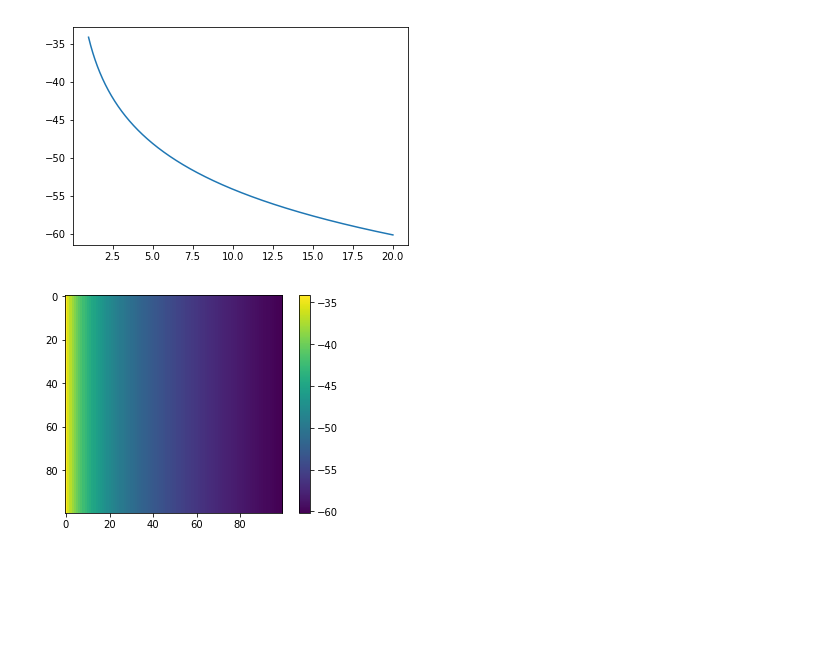
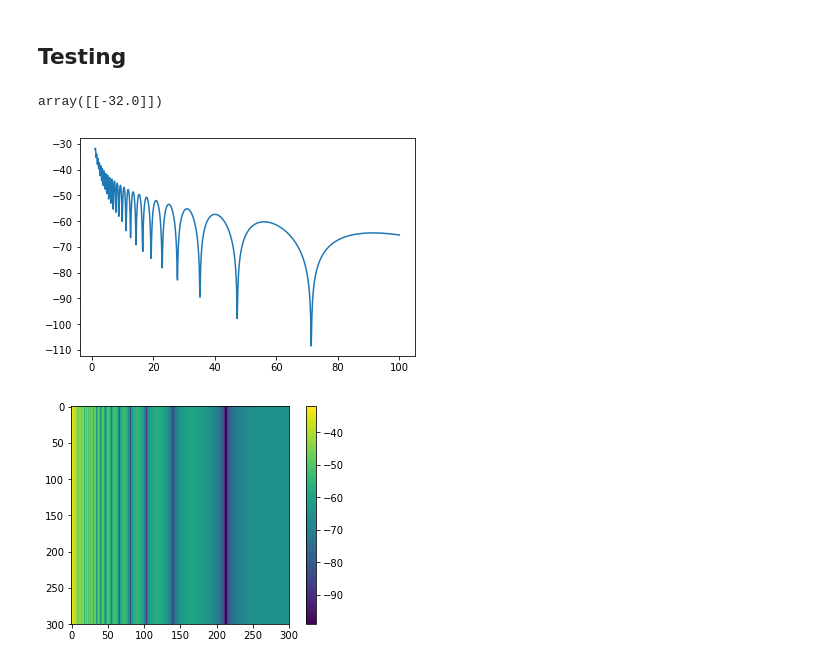
Before and after one commit to severmore/pyradiotracer, a Jupyter notebook: radio_tracer.ipynb, the cells around one changed output. Cells and saved outputs as stored; diff of their text form; code cells hidden in the pictures; blank space fills up the shorter version.

Commit message:
Add 1-reflection tracing and formula computation for validating

```diff
--- a/radio_tracer.ipynb
+++ b/radio_tracer.ipynb
@@ -89,7 +91,7 @@ TOLERANCE = 1e-15
 
 
 def vec3D(x, y, z):
-    return np.array([x, y, x])
+    return np.array([x, y, z])
 
 def normalize(x):
     norm = la.norm(x)
@@ -234,3 +434,5 @@ class Ray(object):
+# %% [markdown]
+## Testing
 # %%
 class SceneBuilder(object):
 
@@ -238,5 +440,5 @@ class SceneBuilder(object):
         return []
 
 
-    def build():
-        return [Plane([0., 0., 0.], [0., 0., 1.], reflection=0.)]
+    def one_plane():
+        return [Plane(vec3D(0., 0., 0.), vec3D(0., 0., 1.), reflection=-1.+0.j)]
@@ -324,34 +445,30 @@ class KRayWrapper(object):
+# %%
+kray = KRayWrapper(SceneBuilder.one_plane(), 860e6)
+pathloss = kray.run(np.array([1]))
+pathloss
+# %% [output]
+array([[-32.0]])
 # %%
-kray = KRayWrapper(SceneBuilder.empty(), 860e6)
+kray = KRayWrapper(SceneBuilder.one_plane(), 860e6)
 
-distance = np.linspace(1, 20, 1000)
+distance = np.linspace(1, 100, 1000)
 pathloss = kray.run(distance)
 
 plt.figure()
 plt.plot(distance, pathloss)
 plt.show()
 # %% [output]
-[figure, old version]
+[figure, new version]
 # %%
-c = 299792458.
-f_c = 860e6
+kray = KRayWrapper(SceneBuilder.one_plane(), 860e6)
 
-wavelen = c / f_c
-scene = SceneBuilder.empty()
-kray = KRayPathloss(scene, wavelen)
-
-kray_vec = np.vectorize(lambda d, t: kray_wrapper(kray, d, t, out='power'))
-
-distance = np.linspace(1, 20, 100)
-time     = np.linspace(1, 20, 100)
-
-dd, tt = np.meshgrid(distance, time)
-
-pathloss = kray_vec(dd, tt)
+distance = np.linspace(1, 100, 300)
+time     = np.linspace(1, 20, 300)
+pathloss = kray.run(distance, time)
 
 plt.figure()
 plt.imshow(pathloss)
 plt.colorbar()
 plt.show()
 # %% [output]
-[figure, old version]
+[figure, new version]
```
Also changed, not shown: parts of 12 cells of this notebook.
